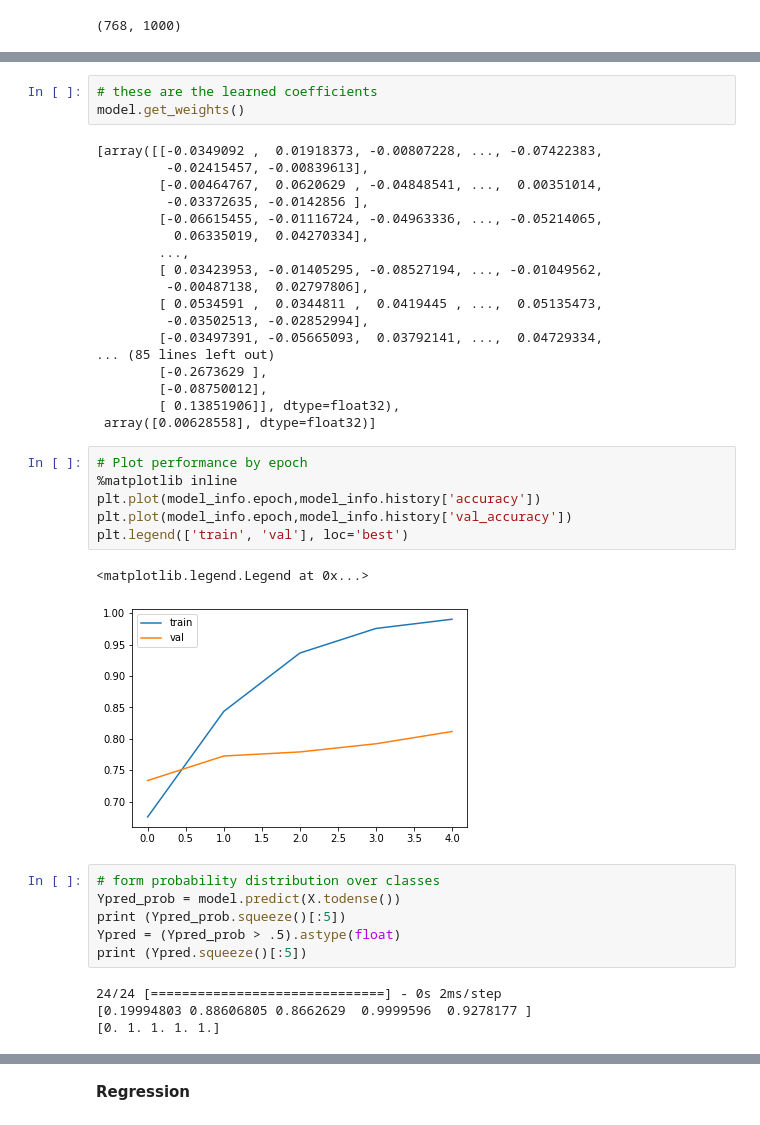
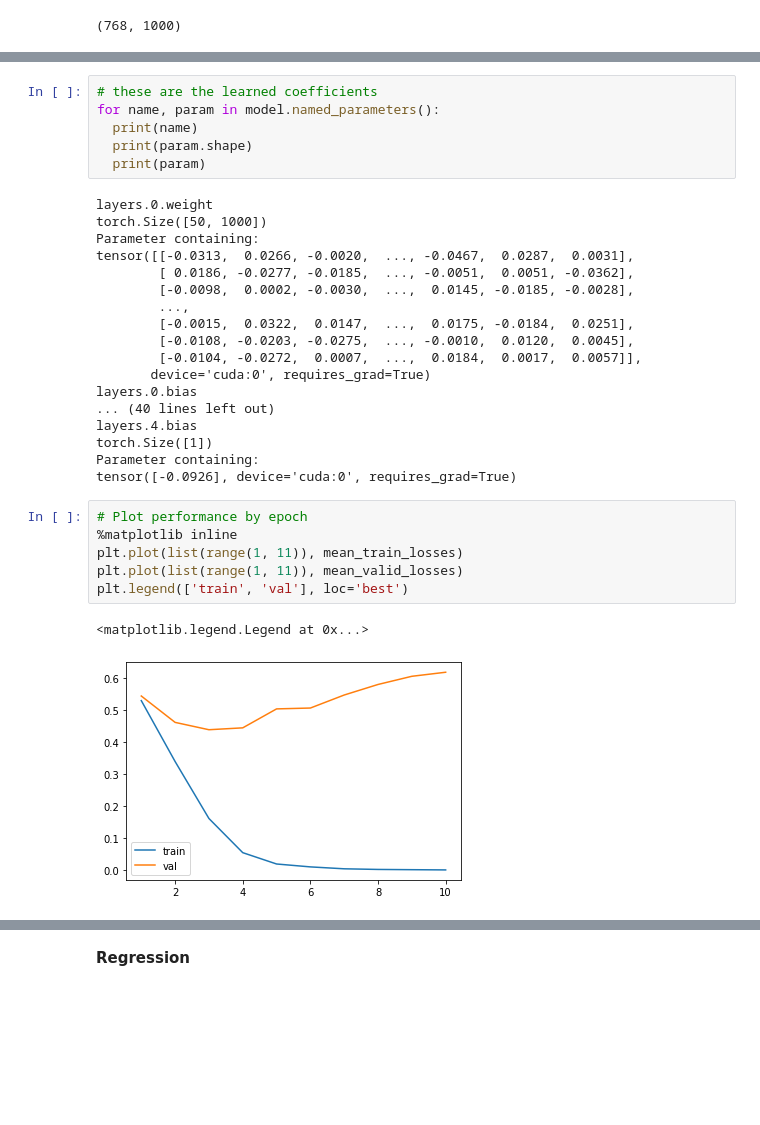
Before and after one commit to elliottash/nlp_lss_2023, a Jupyter notebook: notebooks/04_intro_ML_DL.ipynb, the cells around one changed output, grey strips where cells are left out. Drawn from its saved outputs; the diff is of its cells as text; blank space fills up the shorter version.

```diff
--- a/notebooks/04_intro_ML_DL.ipynb
+++ b/notebooks/04_intro_ML_DL.ipynb
@@ -961,40 +1072,33 @@ Epoch 5/5
 # %%
 # these are the learned coefficients
-model.get_weights()
+for name, param in model.named_parameters():
+  print(name)
+  print(param.shape)
+  print(param)
 # %% [output]
-[array([[-0.0349092 ,  0.01918373, -0.00807228, ..., -0.07422383,
-         -0.02415457, -0.00839613],
-        [-0.00464767,  0.0620629 , -0.04848541, ...,  0.00351014,
-         -0.03372635, -0.0142856 ],
-        [-0.06615455, -0.01116724, -0.04963336, ..., -0.05214065,
-          0.06335019,  0.04270334],
+layers.0.weight
+torch.Size([50, 1000])
+Parameter containing:
+tensor([[-0.0313,  0.0266, -0.0020,  ..., -0.0467,  0.0287,  0.0031],
+        [ 0.0186, -0.0277, -0.0185,  ..., -0.0051,  0.0051, -0.0362],
+        [-0.0098,  0.0002, -0.0030,  ...,  0.0145, -0.0185, -0.0028],
         ...,
-        [ 0.03423953, -0.01405295, -0.08527194, ..., -0.01049562,
-         -0.00487138,  0.02797806],
-        [ 0.0534591 ,  0.0344811 ,  0.0419445 , ...,  0.05135473,
-         -0.03502513, -0.02852994],
-        [-0.03497391, -0.05665093,  0.03792141, ...,  0.04729334,
-... (85 lines left out)
-        [-0.2673629 ],
-        [-0.08750012],
-        [ 0.13851906]], dtype=float32),
- array([0.00628558], dtype=float32)]
+        [-0.0015,  0.0322,  0.0147,  ...,  0.0175, -0.0184,  0.0251],
+        [-0.0108, -0.0203, -0.0275,  ..., -0.0010,  0.0120,  0.0045],
+        [-0.0104, -0.0272,  0.0007,  ...,  0.0184,  0.0017,  0.0057]],
+       device='cuda:0', requires_grad=True)
+layers.0.bias
+... (40 lines left out)
+layers.4.bias
+torch.Size([1])
+Parameter containing:
+tensor([-0.0926], device='cuda:0', requires_grad=True)
 # %%
 # Plot performance by epoch
 %matplotlib inline
-plt.plot(model_info.epoch,model_info.history['accuracy'])
-plt.plot(model_info.epoch,model_info.history['val_accuracy'])
+plt.plot(list(range(1, 11)), mean_train_losses)
+plt.plot(list(range(1, 11)), mean_valid_losses)
 plt.legend(['train', 'val'], loc='best')
 # %% [output]
 <matplotlib.legend.Legend at 0x...>
-[figure, old version]
+[figure, new version]
-# %%
-# form probability distribution over classes
-Ypred_prob = model.predict(X.todense())
-print (Ypred_prob.squeeze()[:5])
-Ypred = (Ypred_prob > .5).astype(float)
-print (Ypred.squeeze()[:5])
-# %% [output]
-24/24 [==============================] - 0s 2ms/step
-[0.19994803 0.88606805 0.8662629  0.9999596  0.9278177 ]
-[0. 1. 1. 1. 1.]
```
Also changed, not shown: parts of 21 cells of this notebook.
